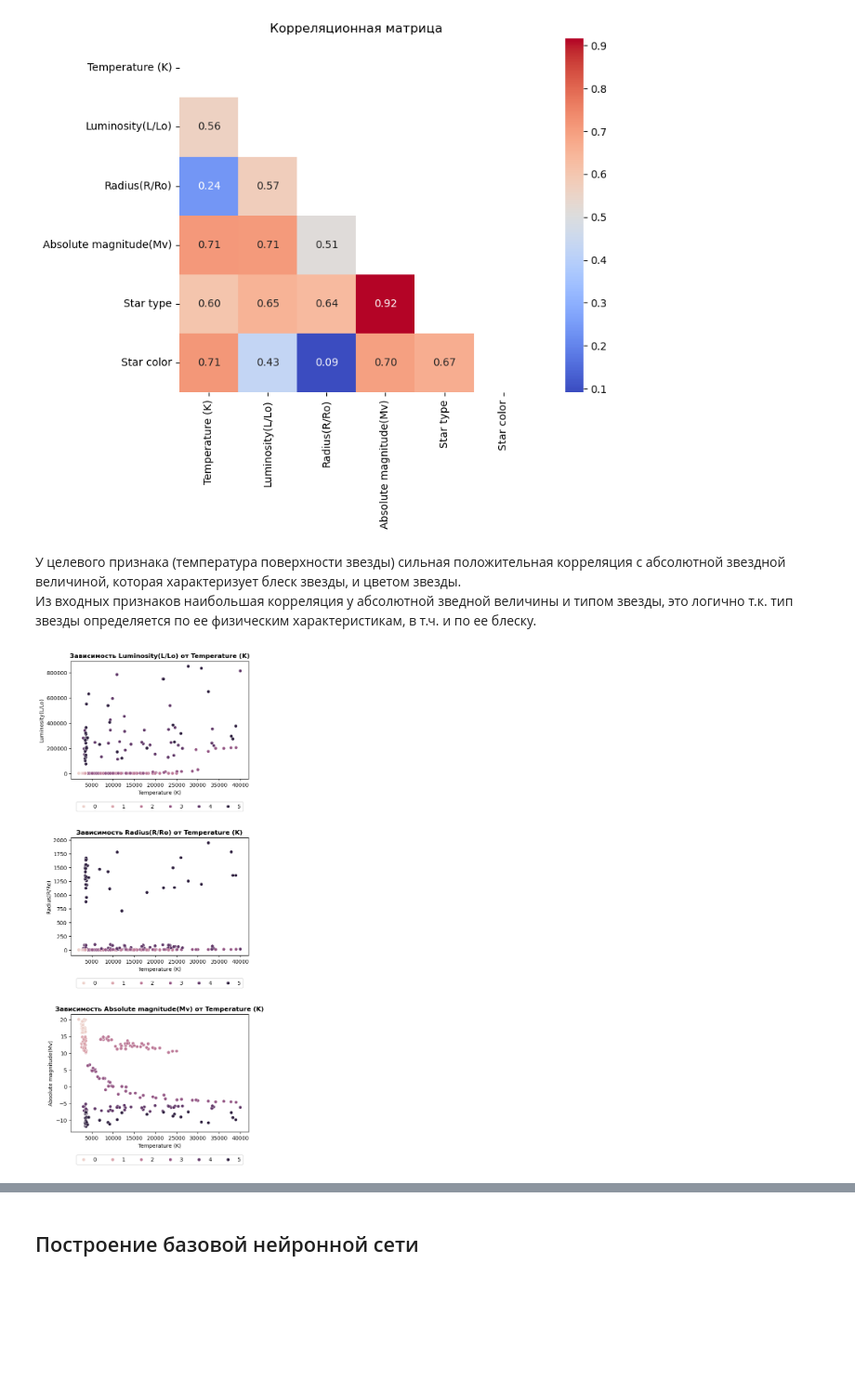
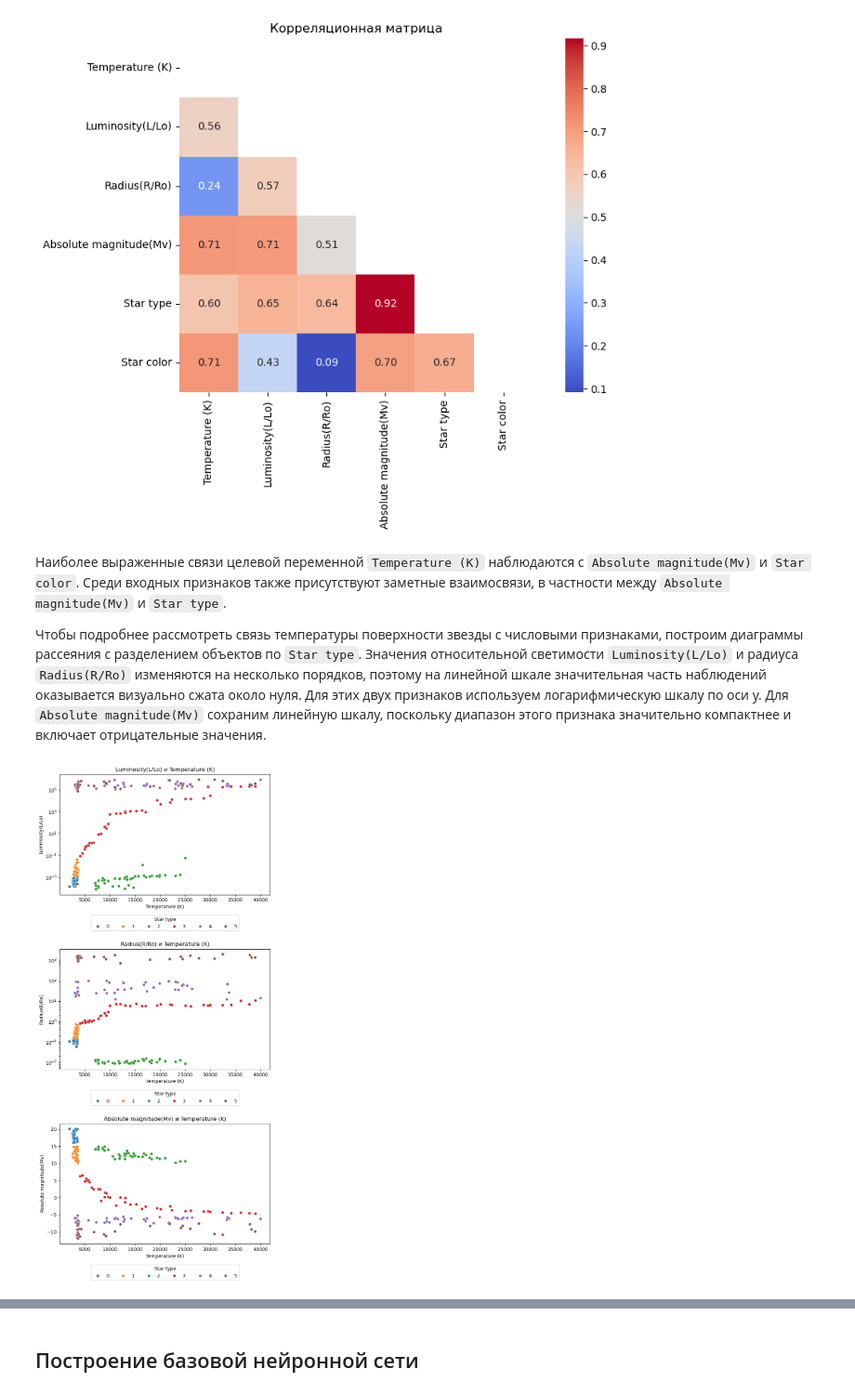
Before and after one commit to Indzhira/StarTempNet, a Jupyter notebook: StarTempNet.ipynb, the cells around one changed output, grey strips where cells are left out. Shown at 93% size. Drawn from its saved outputs; the diff is of its cells as text; code cells hidden in the pictures; blank space fills up the shorter version.

```diff
--- a/StarTempNet.ipynb
+++ b/StarTempNet.ipynb
@@ -270,31 +297,42 @@ plt.show()
 # %% [output]
 [figure]
 # %% [markdown]
-У целевого признака (температура поверхности звезды) сильная положительная корреляция с абсолютной звездной величиной, которая характеризует блеск звезды, и цветом звезды. \
-Из входных признаков наибольшая корреляция у абсолютной зведной величины и типом звезды, это логично т.к. тип звезды определяется по ее физическим характеристикам, в т.ч. и по ее блеску.
+Наиболее выраженные связи целевой переменной `Temperature (K)` наблюдаются с `Absolute magnitude(Mv)` и `Star color`. Среди входных признаков также присутствуют заметные взаимосвязи, в частности между `Absolute magnitude(Mv)` и `Star type`.
+
+Чтобы подробнее рассмотреть связь температуры поверхности звезды с числовыми признаками, построим диаграммы рассеяния с разделением объектов по `Star type`.
+Значения относительной светимости `Luminosity(L/Lo)` и радиуса `Radius(R/Ro)` изменяются на несколько порядков, поэтому на линейной шкале значительная часть наблюдений оказывается визуально сжата около нуля. Для этих двух признаков используем логарифмическую шкалу по оси y. Для `Absolute magnitude(Mv)` сохраним линейную шкалу, поскольку диапазон этого признака значительно компактнее и включает отрицательные значения.
-# %%
-cols = ['Luminosity(L/Lo)', 'Radius(R/Ro)', 'Absolute magnitude(Mv)']
-
-fig, axes = plt.subplots(3, 1, figsize=(6, 16))
-
-fig.subplots_adjust(hspace=0.5, wspace=0.2)
-
-for i, category in enumerate(cols):
-    sns.scatterplot(
-        data=df,
-        x=df['Temperature (K)'],  # Используем параметр функции — имя колонки
-        y=category,
-        hue=df['Star type'],
-        ax=axes[i]  # Используем i напрямую, т.к. axes одномерный
-    )
-
-    # Устанавливаем метки осей и подзаголовок
-    axes[i].set_xlabel('Temperature (K)', fontsize=10)
-    axes[i].set_ylabel(f'{category}', fontsize=10)
-    axes[i].set_title(f'Зависимость {category} от Temperature (K)', fontsize=12, fontweight='bold')
-    axes[i].legend(loc='lower center', bbox_to_anchor=(0.5, -0.3), fancybox=True, ncol=6)
-
-plt.show()
-# %% [output]
-[figure, removed]
+# %%
+cols = ['Luminosity(L/Lo)', 'Radius(R/Ro)', 'Absolute magnitude(Mv)']
+
+fig, axes = plt.subplots(3, 1, figsize=(8, 18))
+fig.subplots_adjust(hspace=0.45)
+
+for i, col in enumerate(cols):
+    sns.scatterplot(
+        data=df,
+        x='Temperature (K)',
+        y=col,
+        hue='Star type',
+        palette='tab10',
+        ax=axes[i]
+    )
+
+    # Для светимости и радиуса используем логарифмическую шкалу
+    if col in ['Luminosity(L/Lo)', 'Radius(R/Ro)']:
+        axes[i].set_yscale('log')
+
+    axes[i].set_xlabel('Temperature (K)')
+    axes[i].set_ylabel(col)
+    axes[i].set_title(f'{col} и Temperature (K)')
+
+    axes[i].legend(
+        title='Star type',
+        loc='lower center',
+        bbox_to_anchor=(0.5, -0.32),
+        ncol=6
+    )
+
+plt.show()
+# %% [output]
+[figure, added]
 # %% [markdown]
```
Also changed, not shown: parts of 63 cells of this notebook, 1 other file.
